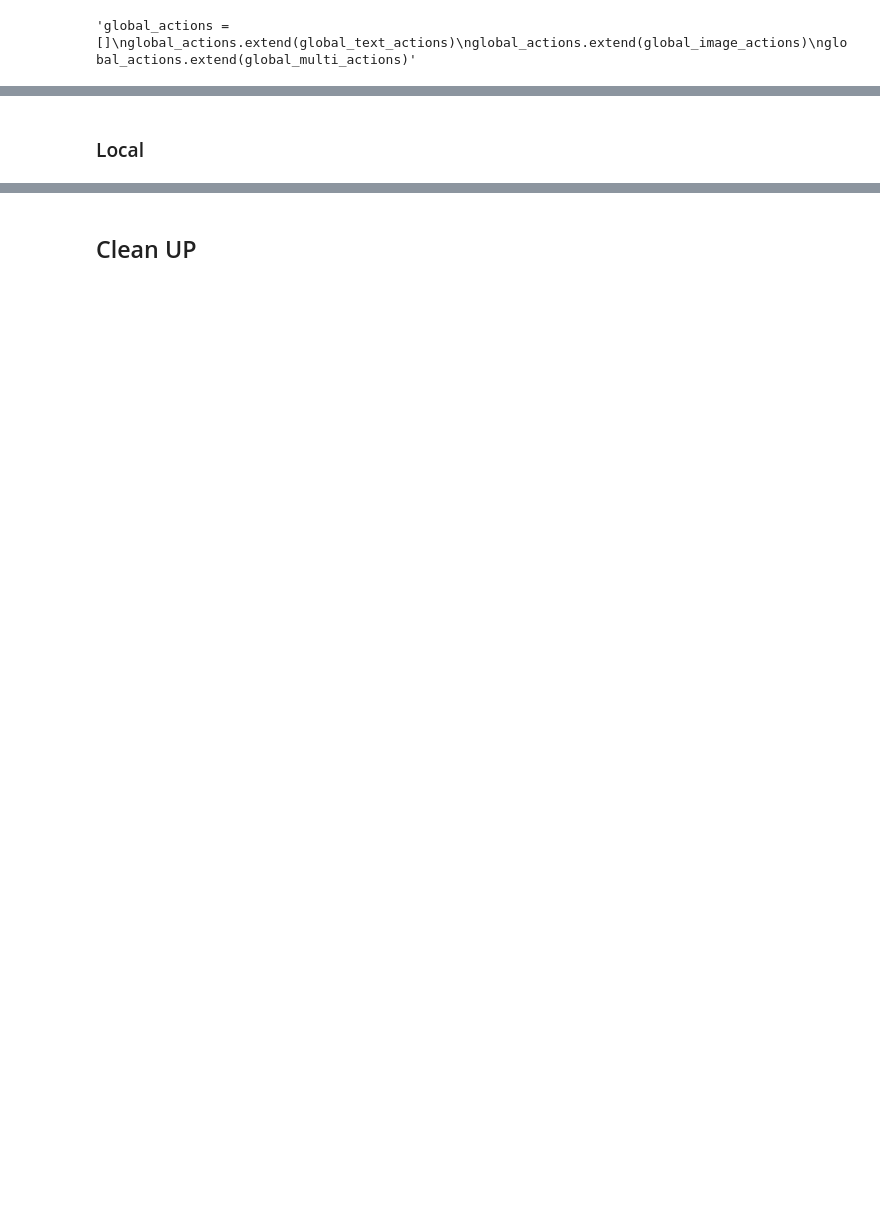
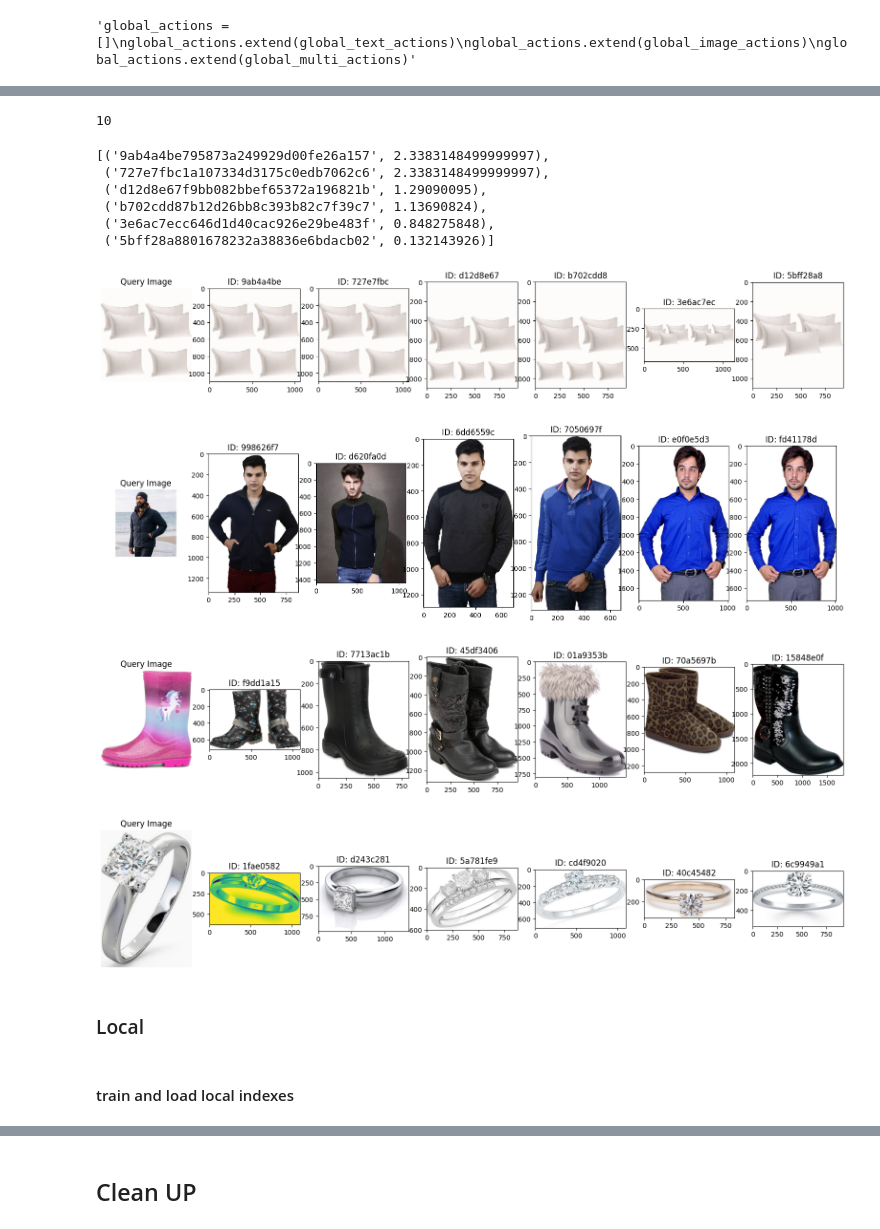
Before and after one commit to rasripa/rs-visual-search-research, a Jupyter notebook: vsJointFlip2Bedrock.ipynb, the cells around one changed output, grey strips where cells are left out. Cells and saved outputs as stored; diff of their text form; code cells hidden in the pictures; blank space fills up the shorter version.

Commit message:
succesfully search opensearch index

```diff
--- a/vsJointFlip2Bedrock.ipynb
+++ b/vsJointFlip2Bedrock.ipynb
@@ -1092,0 +1149,31 @@ for success, info in parallel_bulk(opensearch_client,global_actions, request_tim
+# %%
+len(test[1])
+# %% [output]
+10
+# %%
+def combine_results(image_results, text_results, multi_results, weights, top_n):
+    # Aggregate scores
+    combined_scores = {}
+    for results, weight in zip([image_results, text_results, multi_results], weights):
+        for result in results:
+            prod_id = result['_source']['prodId']
+            combined_scores[prod_id] = combined_scores.get(prod_id, 0) + result['_score'] * weight
+
+    # Sort products by combined score and get top N
+    sorted_products = sorted(combined_scores.items(), key=lambda x: x[1], reverse=True)[:top_n]
+    return sorted_products
+
+
+weights = [0.3, 0.2, 0.5]
+top_n = 6
+
+top_similar_products = combine_results(test[0], test[1], test[2], weights, top_n)
+# %%
+top_similar_products
+# %% [output]
+[('9ab4a4be795873a249929d00fe26a157', 2.3383148499999997),
+ ('727e7fbc1a107334d3175c0edb7062c6', 2.3383148499999997),
+ ('d12d8e67f9bb082bbef65372a196821b', 1.29090095),
+ ('b702cdd87b12d26bb8c393b82c7f39c7', 1.13690824),
+ ('3e6ac7ecc646d1d40cac926e29be483f', 0.848275848),
+ ('5bff28a8801678232a38836e6bdacb02', 0.132143926)]
@@ -1093,5 +1224,23 @@ for success, info in parallel_bulk(opensearch_client,global_actions, request_tim
+# %%
+test_urls = [
+    "http://img5a.flixcart.com/image/pillow/7/u/5/3drfiljdx-6-42x63-jdx-jdx-premium-3d-reliance-fibre-very-soft-1100x1100-imae4a5gxfu3dwzy.jpeg",
+    "https://encrypted-tbn0.gstatic.com/images?q=tbn:ANd9GcSaxZ42Sj1gIFgZHYNuKNnioNKvCQQFZHUdbR18JY6Q76RYFYnPzbOGwqVRI_AuNkX3GBU&usqp=CAU",
+    "https://m.media-amazon.com/images/I/71S6Ph8y8GL._AC_UY695_.jpg",
+    "https://encrypted-tbn3.gstatic.com/shopping?q=tbn:ANd9GcTEJzVGBokOCAhgnFceUDyEUpk9OeO8sh21oCTujgki8RpTDwYnlSeedJ3fTKtFaafg6TYepltQznNXdAItnlV58pHLlEZHo7gRyqsX7raEQmCK3r2jZv1RoYwvUqsP-Y6XDgeqzOY&usqp=CAc"
+
+]
+# %%
+for url in test_urls:
+    visual_search(url, weights, top_n)
+# %% [output]
+[figure, added]
+[figure, added]
+[figure, added]
+[figure, added]
 # %% [markdown]
 ### Local
+# %% [markdown]
+#### train and load local indexes
 # %%
 from concurrent.futures import ThreadPoolExecutor
 from tqdm import tqdm
```
Also changed, not shown: parts of 17 cells of this notebook.
